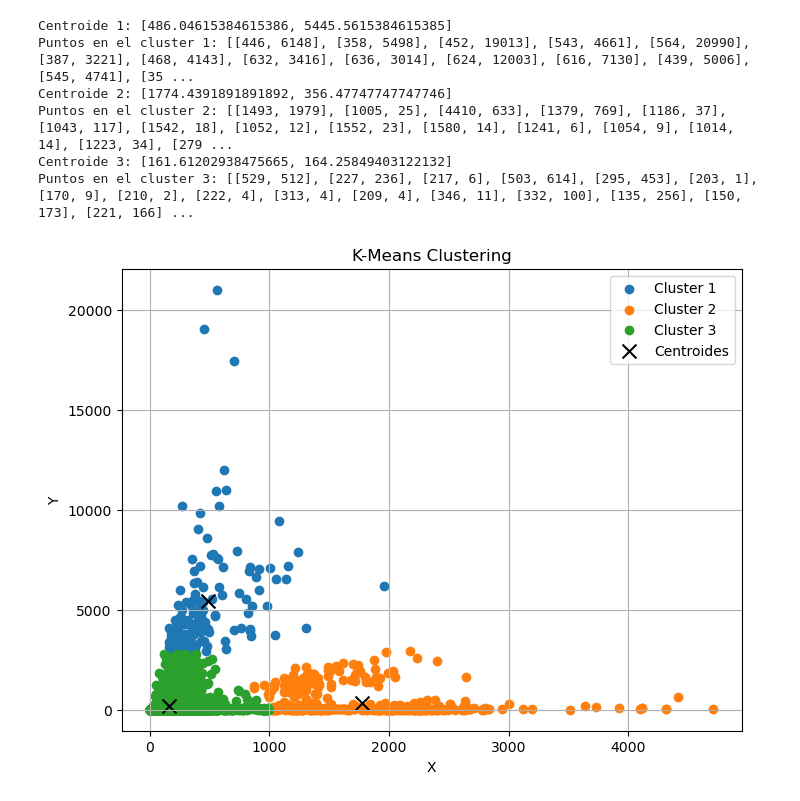
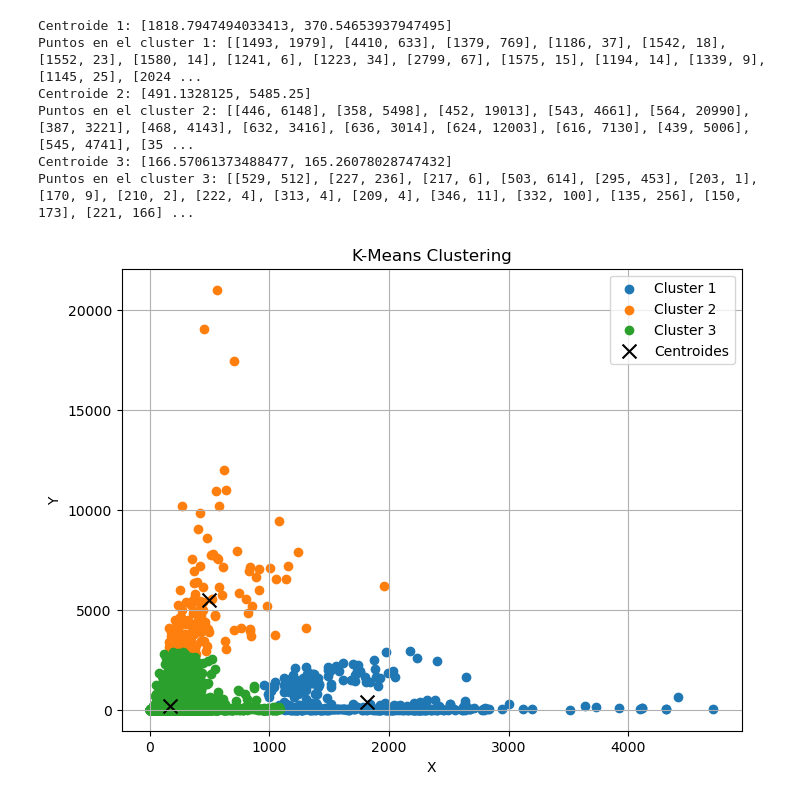
Before and after one commit to Senorita-glez/MachineLearning, a Jupyter notebook: Practica-2/Practica-2.ipynb, the cells around one changed output. Drawn from its saved outputs; the diff is of its cells as text; code cells hidden in the pictures.

```diff
--- a/Practica-2/Practica-2.ipynb
+++ b/Practica-2/Practica-2.ipynb
@@ -3,11 +3,3 @@ import pandas as pd
 import numpy as np
 import random
 import matplotlib.pyplot as plt
-# %%
-data = pd.read_csv('Live.csv')
-columna1 = 'num_reactions'
-columna2 ='num_comments'
-data = data[data[columna1] != 0]
-data = data[data[columna2] != 0]
-columnas_seleccionadas = data[[columna1, columna2]]
-print(columnas_seleccionadas)
@@ -69,22 +46,6 @@ def k_means(data, k):
         centroids = new_centroids
 
     return centroids, clusters
-
-
-data_list = columnas_seleccionadas.values.tolist()
-k=3
-centroids, clusters = k_means(data_list, k)
-
-for i, centroid in enumerate(centroids):
-    print(f"Centroide {i + 1}: {centroid}")
-    print(f"Puntos en el cluster {i + 1}: {clusters[i]}")
-# %% [output]
-Centroide 1: [486.04615384615386, 5445.5615384615385]
-Puntos en el cluster 1: [[446, 6148], [358, 5498], [452, 19013], [543, 4661], [564, 20990], [387, 3221], [468, 4143], [632, 3416], [636, 3014], [624, 12003], [616, 7130], [439, 5006], [545, 4741], [35 ...
-Centroide 2: [1774.4391891891892, 356.47747747747746]
-Puntos en el cluster 2: [[1493, 1979], [1005, 25], [4410, 633], [1379, 769], [1186, 37], [1043, 117], [1542, 18], [1052, 12], [1552, 23], [1580, 14], [1241, 6], [1054, 9], [1014, 14], [1223, 34], [279 ...
-Centroide 3: [161.61202938475665, 164.25849403122132]
-Puntos en el cluster 3: [[529, 512], [227, 236], [217, 6], [503, 614], [295, 453], [203, 1], [170, 9], [210, 2], [222, 4], [313, 4], [209, 4], [346, 11], [332, 100], [135, 256], [150, 173], [221, 166] ...
 # %%
 def plot_clusters(centroids, clusters):
     plt.figure(figsize=(8, 6))
@@ -103,16 +64,29 @@ def plot_clusters(centroids, clusters):
     plt.grid(True)
 
     plt.show()
-
-plot_clusters(centroids, clusters)
-# %% [output]
-[figure, removed]
 # %%
 def kMeansComplete(Archive, listaCaracteristicas, k):
     data = pd.read_csv(Archive)
     for columna in listaCaracteristicas:
+        data = data[data[columna] != 0]
 
-    data = data[data[columna1] != 0]
-    data = data[data[columna2] != 0]
-    columnas_seleccionadas = data[[columna1, columna2]]
-    print(columnas_seleccionadas)
+    columnas_seleccionadas = data[listaCaracteristicas]
+    data_list = columnas_seleccionadas.values.tolist()
+    k=3
+    centroids, clusters = k_means(data_list, k)
+
+    for i, centroid in enumerate(centroids):
+        print(f"Centroide {i + 1}: {centroid}")
+        print(f"Puntos en el cluster {i + 1}: {clusters[i]}")
+
+    plot_clusters(centroids, clusters)
+# %%
+kMeansComplete('Live.csv', ['num_reactions', 'num_comments'], 3)
+# %% [output]
+Centroide 1: [1818.7947494033413, 370.54653937947495]
+Puntos en el cluster 1: [[1493, 1979], [4410, 633], [1379, 769], [1186, 37], [1542, 18], [1552, 23], [1580, 14], [1241, 6], [1223, 34], [2799, 67], [1575, 15], [1194, 14], [1339, 9], [1145, 25], [2024 ...
+Centroide 2: [491.1328125, 5485.25]
+Puntos en el cluster 2: [[446, 6148], [358, 5498], [452, 19013], [543, 4661], [564, 20990], [387, 3221], [468, 4143], [632, 3416], [636, 3014], [624, 12003], [616, 7130], [439, 5006], [545, 4741], [35 ...
+Centroide 3: [166.57061373488477, 165.26078028747432]
+Puntos en el cluster 3: [[529, 512], [227, 236], [217, 6], [503, 614], [295, 453], [203, 1], [170, 9], [210, 2], [222, 4], [313, 4], [209, 4], [346, 11], [332, 100], [135, 256], [150, 173], [221, 166] ...
+[figure, added]
```
Also changed, not shown: parts of 1 cell of this notebook.
